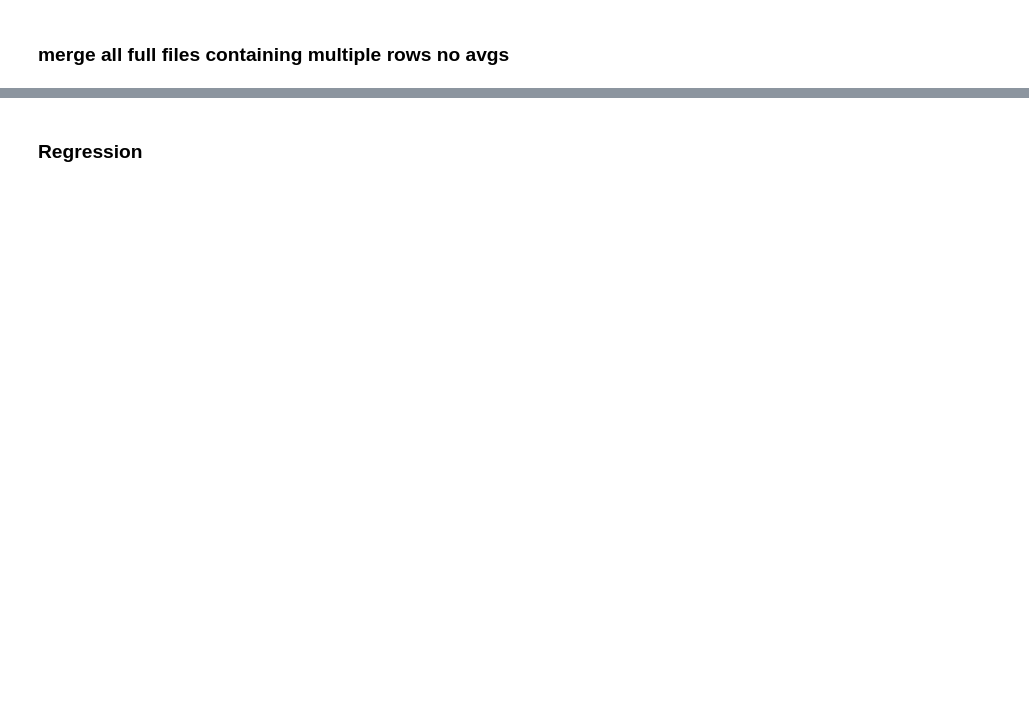
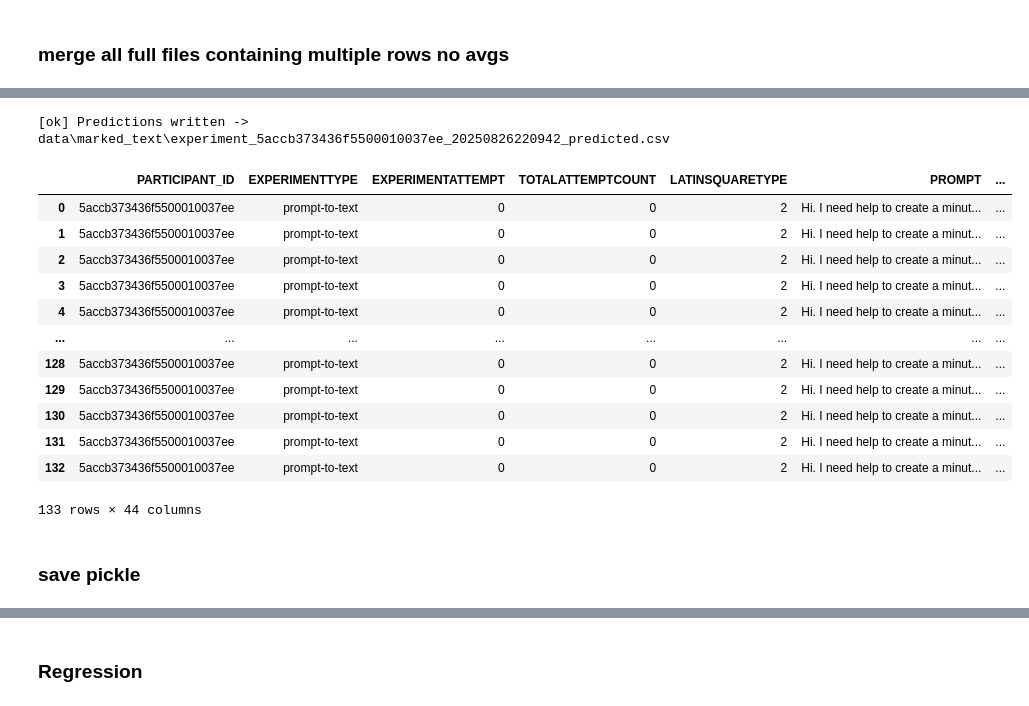
Before and after one commit to lacekaa/kd-processing, a Jupyter notebook: overview.ipynb, the cells around one changed output, grey strips where cells are left out. Drawn from its saved outputs; the diff is of its cells as text; code cells hidden in the pictures; blank space fills up the shorter version.

Commit message:
random probability added, next up building multiple classifier

```diff
--- a/overview.ipynb
+++ b/overview.ipynb
@@ -2910,0 +3616,16 @@ Done. Merged files in: C:\Users\Ich\Coding\clone_kd_processing\kd-processing\dat
+# %%
+exclude_patterns = [r"index", r"means", r"per_file", r"per_participant"]
+
+Xc, yc, gc, meta_c = build_row_dataset_flexible(
+    folder="data/merged_key_values",
+    feature_cols=["D1U1","D1D2","U1U2","D1U2"],
+    target_candidates=["CONFIDENT_MARKED","CONFIDENT_MARKED_CHAR"],
+    exclude_patterns=exclude_patterns
+)
+
+Xu, yu, gu, meta_u = build_row_dataset_flexible(
+    folder="data/merged_key_values",
+    feature_cols=["D1U1","D1D2","U1U2","D1U2"],
+    target_candidates=["UNCONFIDENT_MARKED","UNCONFIDENT_MARKED_CHAR"],
+    exclude_patterns=exclude_patterns
+)
@@ -2910,0 +3732,23 @@ Done. Merged files in: C:\Users\Ich\Coding\clone_kd_processing\kd-processing\dat
+# %%
+predict_confidence_for_file(
+    model_conf_path="data/ML_confidence/model_CONFIDENT_MARKED.joblib",
+    model_unconf_path="data/ML_confidence/model_UNCONFIDENT_MARKED.joblib",
+    infile="data/marked_text/experiment_5accb373436f5500010037ee_20250826220942.csv",
+)
+# %% [output]
+[ok] Predictions written -> data\marked_text\experiment_5accb373436f5500010037ee_20250826220942_predicted.csv
+|  | PARTICIPANT_ID | EXPERIMENTTYPE | EXPERIMENTATTEMPT | TOTALATTEMPTCOUNT | LATINSQUARETYPE | PROMPT | ... |
+| 0 | 5accb373436f5500010037ee | prompt-to-text | 0 | 0 | 2 | Hi. I need help to create a minut... | ... |
+| 1 | 5accb373436f5500010037ee | prompt-to-text | 0 | 0 | 2 | Hi. I need help to create a minut... | ... |
+| 2 | 5accb373436f5500010037ee | prompt-to-text | 0 | 0 | 2 | Hi. I need help to create a minut... | ... |
+| 3 | 5accb373436f5500010037ee | prompt-to-text | 0 | 0 | 2 | Hi. I need help to create a minut... | ... |
+| 4 | 5accb373436f5500010037ee | prompt-to-text | 0 | 0 | 2 | Hi. I need help to create a minut... | ... |
+| ... | ... | ... | ... | ... | ... | ... | ... |
+| 128 | 5accb373436f5500010037ee | prompt-to-text | 0 | 0 | 2 | Hi. I need help to create a minut... | ... |
+| 129 | 5accb373436f5500010037ee | prompt-to-text | 0 | 0 | 2 | Hi. I need help to create a minut... | ... |
+| 130 | 5accb373436f5500010037ee | prompt-to-text | 0 | 0 | 2 | Hi. I need help to create a minut... | ... |
+| 131 | 5accb373436f5500010037ee | prompt-to-text | 0 | 0 | 2 | Hi. I need help to create a minut... | ... |
+| 132 | 5accb373436f5500010037ee | prompt-to-text | 0 | 0 | 2 | Hi. I need help to create a minut... | ... |
+133 rows × 44 columns
+# %% [markdown]
+### save pickle
```
Also changed, not shown: parts of 35 cells of this notebook.
